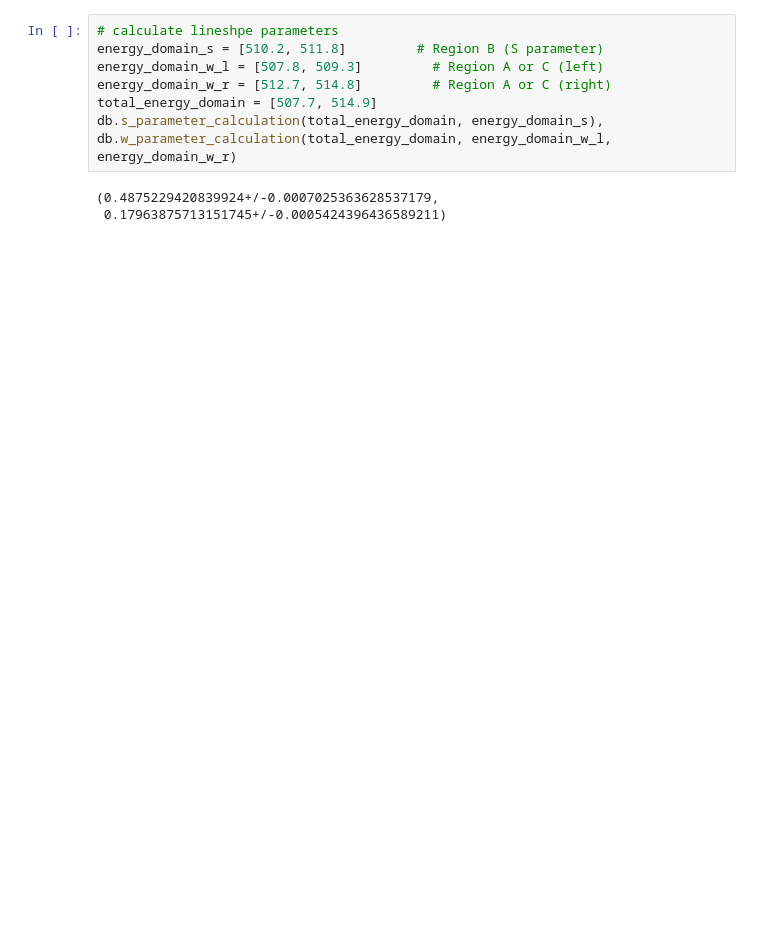
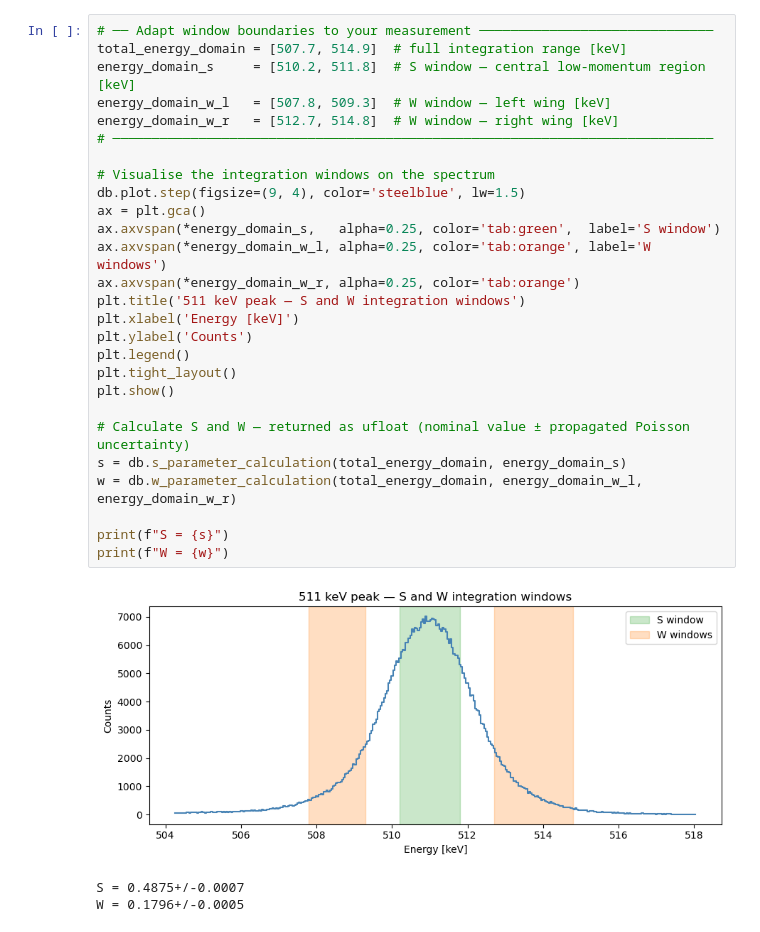
Before and after one commit to achiyaAmrusi/scipas, a Jupyter notebook: examples/core/pas_db.ipynb, the cells around one changed output. Cells and saved outputs as stored; diff of their text form; blank space fills up the shorter version.

```diff
--- a/examples/core/pas_db.ipynb
+++ b/examples/core/pas_db.ipynb
@@ -35,10 +99,31 @@ db = PASdb.from_spectrum(spectrum)
 # %%
-# calculate lineshpe parameters
-energy_domain_s = [510.2, 511.8]         # Region B (S parameter)
-energy_domain_w_l = [507.8, 509.3]         # Region A or C (left)
-energy_domain_w_r = [512.7, 514.8]         # Region A or C (right)
-total_energy_domain = [507.7, 514.9]
-db.s_parameter_calculation(total_energy_domain, energy_domain_s), db.w_parameter_calculation(total_energy_domain, energy_domain_w_l, energy_domain_w_r)
+# ── Adapt window boundaries to your measurement ──────────────────────────────
+total_energy_domain = [507.7, 514.9]  # full integration range [keV]
+energy_domain_s     = [510.2, 511.8]  # S window — central low-momentum region [keV]
+energy_domain_w_l   = [507.8, 509.3]  # W window — left wing [keV]
+energy_domain_w_r   = [512.7, 514.8]  # W window — right wing [keV]
+# ─────────────────────────────────────────────────────────────────────────────
+
+# Visualise the integration windows on the spectrum
+db.plot.step(figsize=(9, 4), color='steelblue', lw=1.5)
+ax = plt.gca()
+ax.axvspan(*energy_domain_s,   alpha=0.25, color='tab:green',  label='S window')
+ax.axvspan(*energy_domain_w_l, alpha=0.25, color='tab:orange', label='W windows')
+ax.axvspan(*energy_domain_w_r, alpha=0.25, color='tab:orange')
+plt.title('511 keV peak — S and W integration windows')
+plt.xlabel('Energy [keV]')
+plt.ylabel('Counts')
+plt.legend()
+plt.tight_layout()
+plt.show()
+
+# Calculate S and W — returned as ufloat (nominal value ± propagated Poisson uncertainty)
+s = db.s_parameter_calculation(total_energy_domain, energy_domain_s)
+w = db.w_parameter_calculation(total_energy_domain, energy_domain_w_l, energy_domain_w_r)
+
+print(f"S = {s}")
+print(f"W = {w}")
 # %% [output]
+[figure, added]
-(0.4875229420839924+/-0.0007025363628537179,
- 0.17963875713151745+/-0.0005424396436589211)
+S = 0.4875+/-0.0007
+W = 0.1796+/-0.0005
```
Also changed, not shown: parts of 10 cells of this notebook, 1 other file.
